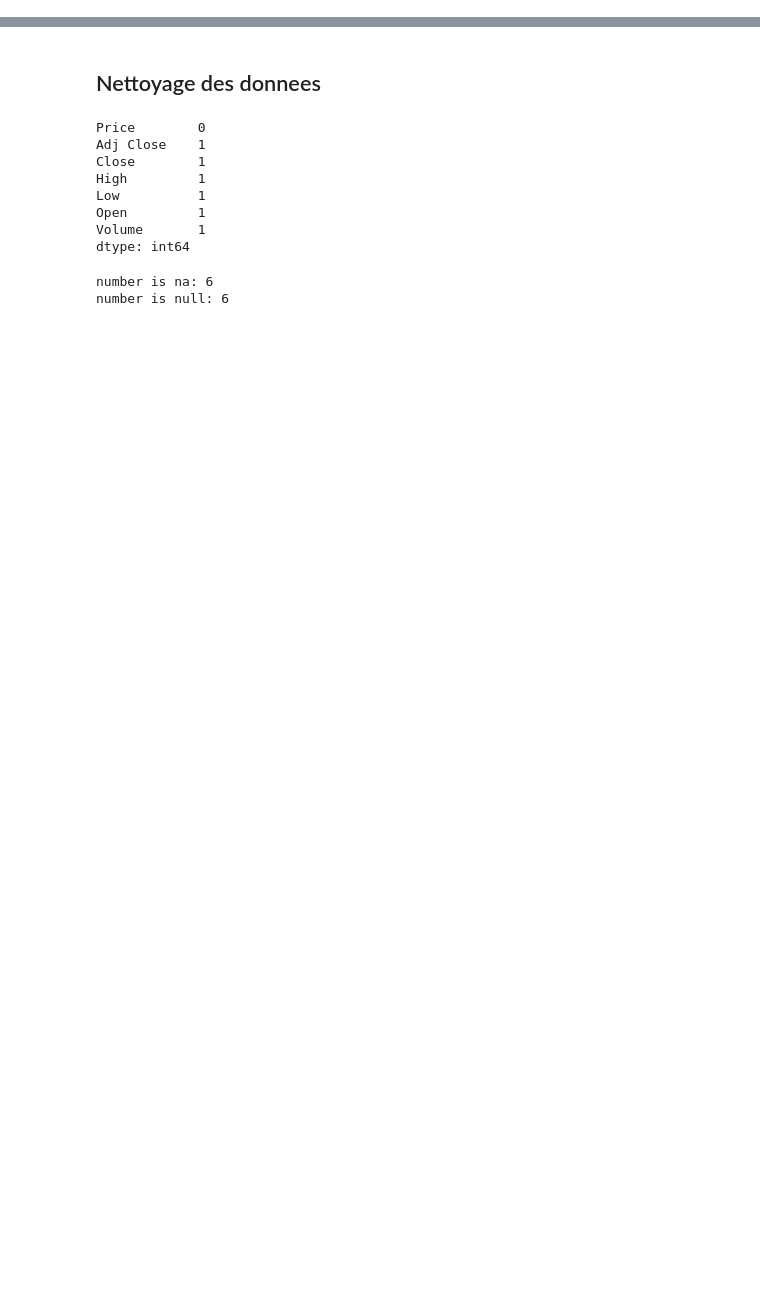
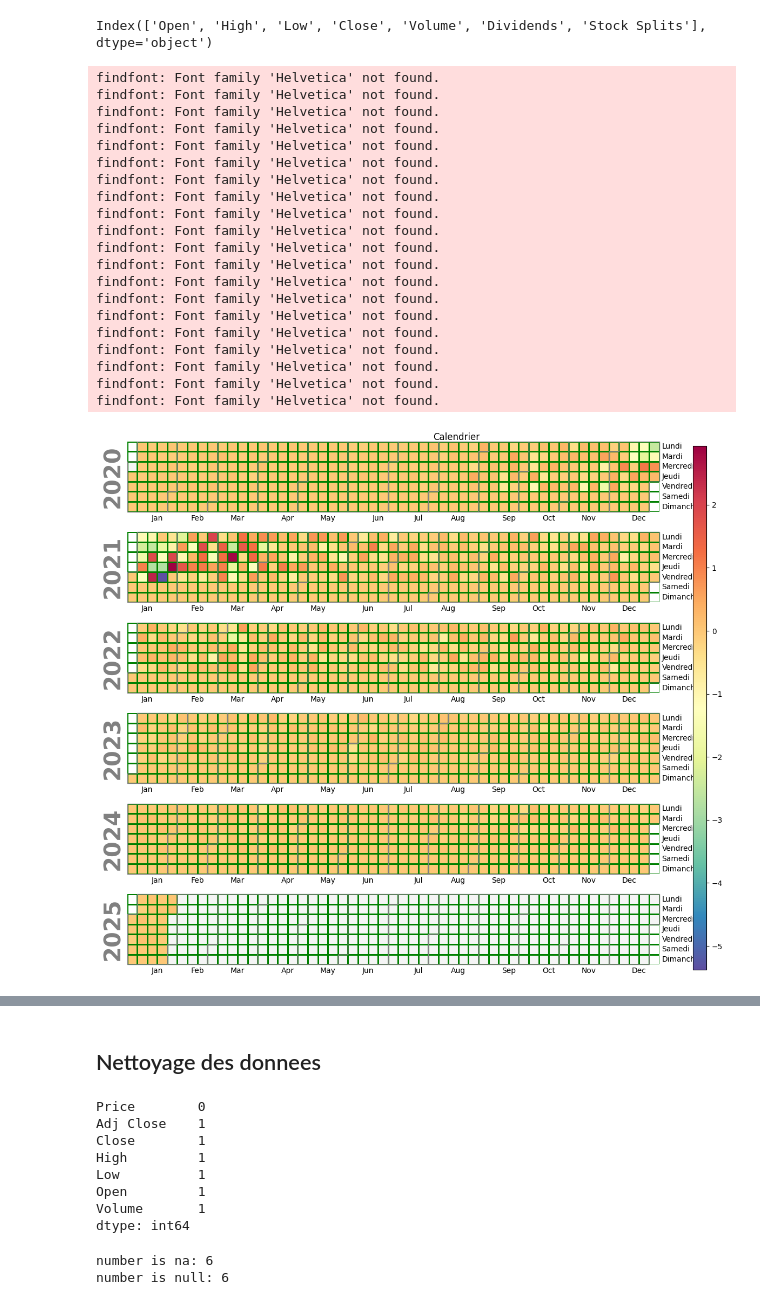
Before and after one commit to CARDONAJOSE/analytics_bourse, a Jupyter notebook: cac-40.ipynb, the cells around one changed output, grey strips where cells are left out. Cells and saved outputs as stored; diff of their text form; code cells hidden in the pictures; blank space fills up the shorter version.

Commit message:
graphique calendrier

```diff
--- a/cac-40.ipynb
+++ b/cac-40.ipynb
@@ -37,0 +43,9 @@ sol
+# %%
+sol.columns
+# %% [output]
+Index(['Open', 'High', 'Low', 'Close', 'Volume', 'Dividends', 'Stock Splits'], dtype='object')
+# %%
+#difference entre la ouvertuture et fermeture
+
+dif_jour = sol['Open'] - sol['Close']
+sol['dif_jour'] = dif_jour
@@ -37,0 +58,38 @@ sol
+# %%
+import calplot
+import pandas as pd
+import matplotlib.pyplot as plt
+
+# Asegurar que 'Date' es el índice correcto
+if isinstance(sol.index, pd.DatetimeIndex):
+    sol.index = sol.index.tz_localize(None)  # Eliminar la zona horaria
+
+# Graficar con calplot
+calplot.calplot(sol['dif_jour'], linecolor='green', cmap='Spectral_r', linewidth=1,
+                suptitle='Calendrier', suptitle_kws={'x': 0.5, 'y': 1.0},
+                daylabels=['Lundi', 'Mardi', 'Mercredi', 'Jeudi', 'Vendredi', 'Samedi', 'Dimanche'])
+
+# Mostrar el gráfico
+plt.show()
+# %% [output]
+findfont: Font family 'Helvetica' not found.
+findfont: Font family 'Helvetica' not found.
+findfont: Font family 'Helvetica' not found.
+findfont: Font family 'Helvetica' not found.
+findfont: Font family 'Helvetica' not found.
+findfont: Font family 'Helvetica' not found.
+findfont: Font family 'Helvetica' not found.
+findfont: Font family 'Helvetica' not found.
+findfont: Font family 'Helvetica' not found.
+findfont: Font family 'Helvetica' not found.
+findfont: Font family 'Helvetica' not found.
+findfont: Font family 'Helvetica' not found.
+findfont: Font family 'Helvetica' not found.
+findfont: Font family 'Helvetica' not found.
+findfont: Font family 'Helvetica' not found.
+findfont: Font family 'Helvetica' not found.
+findfont: Font family 'Helvetica' not found.
+findfont: Font family 'Helvetica' not found.
+findfont: Font family 'Helvetica' not found.
+findfont: Font family 'Helvetica' not found.
+[figure, added]
```
Also changed, not shown: parts of 11 cells of this notebook, 4 other files.
